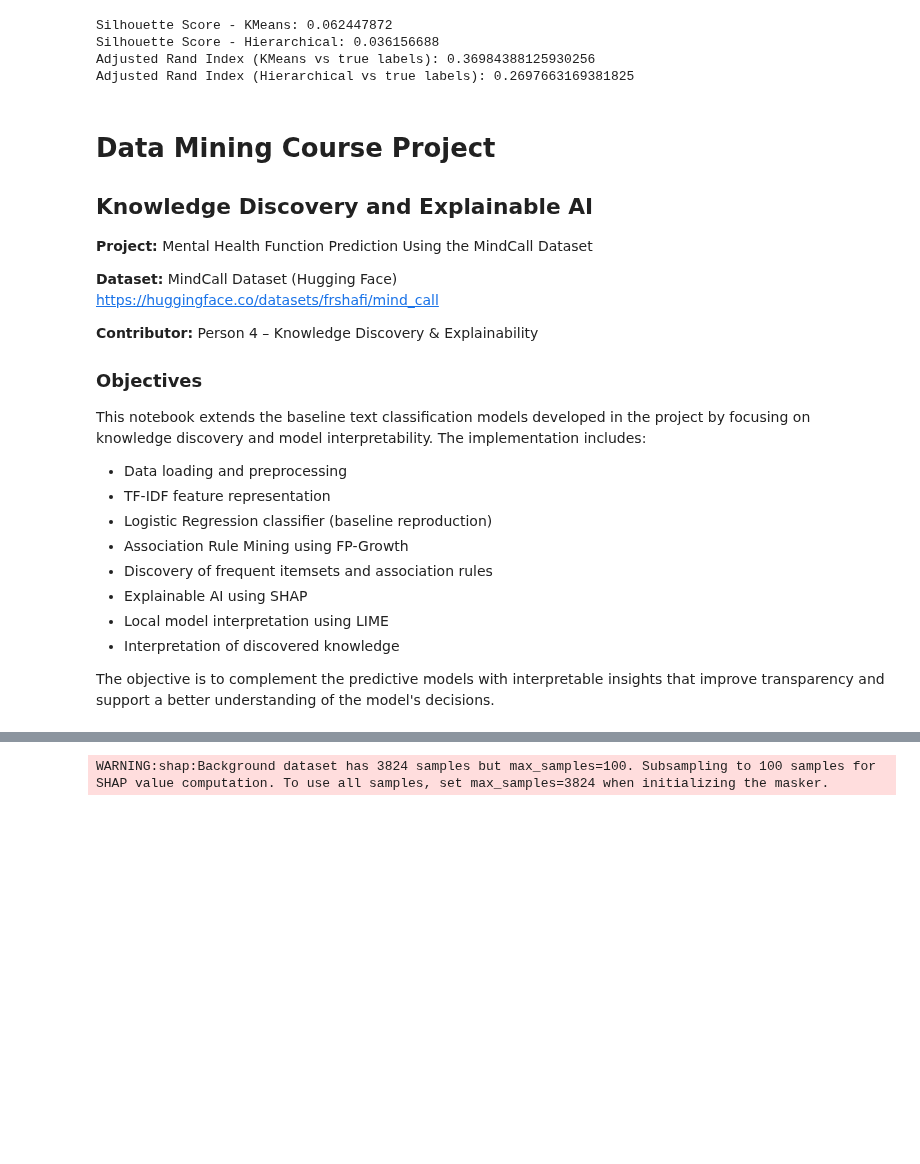
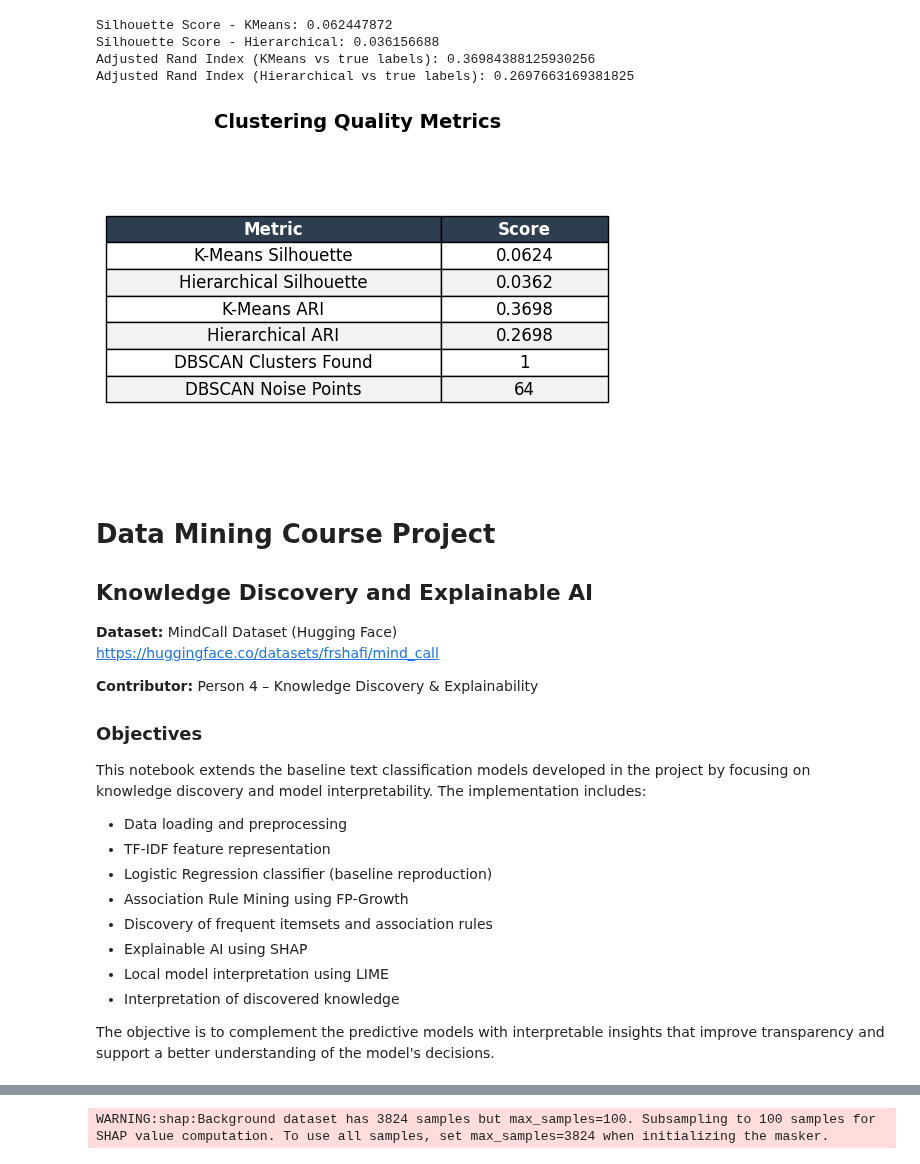
Before and after one commit to preranna-1/mindcall-health-intent-classifier, a Jupyter notebook: Final_code.ipynb, the cells around one changed output, grey strips where cells are left out. Cells and saved outputs as stored; diff of their text form; code cells hidden in the pictures; blank space fills up the shorter version.

```diff
--- a/Final_code.ipynb
+++ b/Final_code.ipynb
@@ -520,12 +825,66 @@ Silhouette Score - KMeans: 0.062447872
 Silhouette Score - Hierarchical: 0.036156688
 Adjusted Rand Index (KMeans vs true labels): 0.36984388125930256
 Adjusted Rand Index (Hierarchical vs true labels): 0.2697663169381825
+# %%
+import matplotlib.pyplot as plt
+
+# Your actual results
+metrics_data = [
+    ["Metric", "Score"],
+    ["K-Means Silhouette", "0.0624"],
+    ["Hierarchical Silhouette", "0.0362"],
+    ["K-Means ARI", "0.3698"],
+    ["Hierarchical ARI", "0.2698"],
+    ["DBSCAN Clusters Found", "1"],
+    ["DBSCAN Noise Points", "64"]
+]
+
+# Create figure and axis
+fig, ax = plt.subplots(figsize=(6, 4))
+ax.axis('tight')
+ax.axis('off')
+
+# Create the table
+table = ax.table(
+    cellText=metrics_data,
+    loc='center',
+    cellLoc='center',
+    colWidths=[0.6, 0.3]  # Adjust column widths to fit text
+)
+
+# Style it
+table.auto_set_font_size(False)
+table.set_fontsize(12)
+table.scale(1.2, 1.6)  # Increases cell padding
+
+# Color the header row (first row)
+for i in range(len(metrics_data[0])):  # columns: 0, 1
+    cell = table[(0, i)]
+    cell.set_facecolor('#2c3e50')  # Dark blue-gray
+    cell.set_text_props(color='white', weight='bold')
+
+# Color the value cells (rows 1 to end)
+for row_idx in range(1, len(metrics_data)):
+    for col_idx in range(len(metrics_data[0])):
+        cell = table[(row_idx, col_idx)]
+        if row_idx % 2 == 0:  # Alternate row colors for readability
+            cell.set_facecolor('#f2f2f2')
+        else:
+            cell.set_facecolor('#ffffff')
+
+# Add a title above the table
+plt.title("Clustering Quality Metrics", fontsize=14, pad=20, weight='bold')
+
+# Save for your presentation
+plt.savefig("metrics_box.png", dpi=300, bbox_inches='tight', facecolor='white')
+plt.show()
+# %% [output]
+[figure, added]
 # %% [markdown]
 # Data Mining Course Project
 
 ## Knowledge Discovery and Explainable AI
 
-**Project:** Mental Health Function Prediction Using the MindCall Dataset
 
 **Dataset:** MindCall Dataset (Hugging Face)
 https://huggingface.co/datasets/frshafi/mind_call
```
Also changed, not shown: parts of 21 cells of this notebook.
